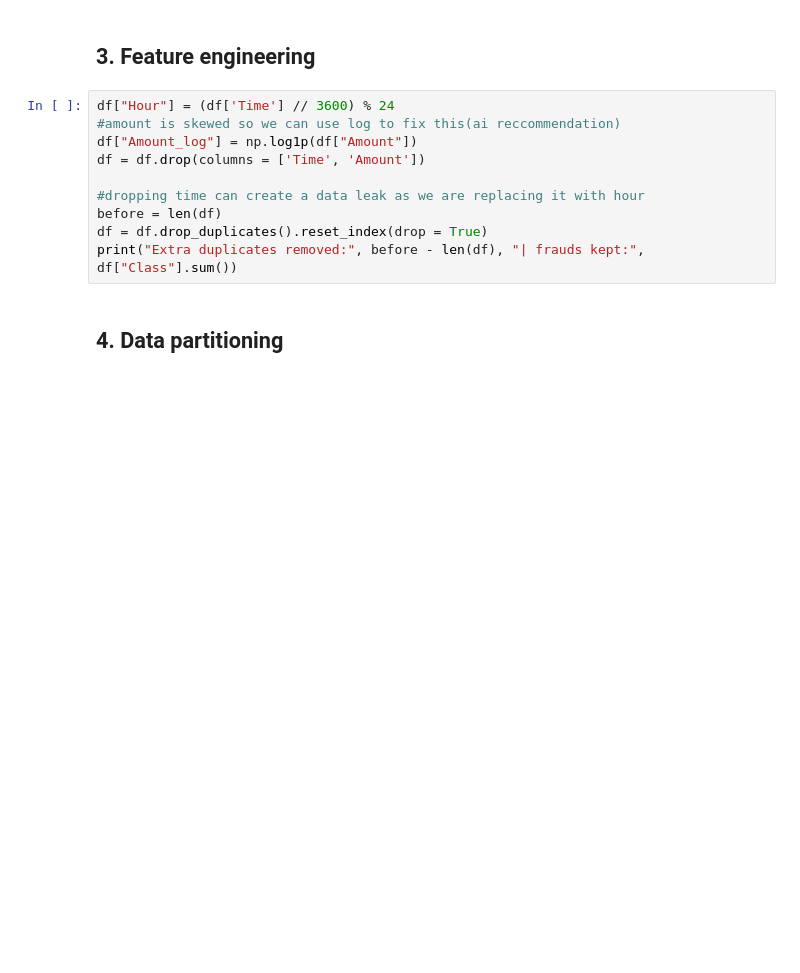
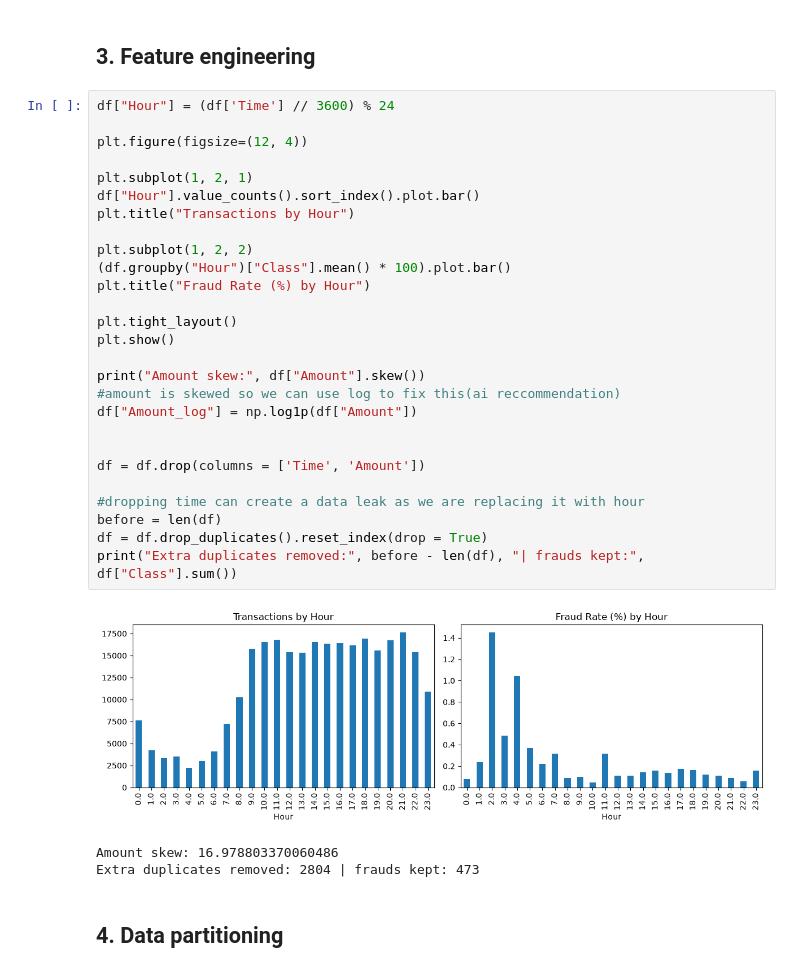
Before and after one commit to AshACxx/AshsProjects, a Jupyter notebook: 09-machinelearning/starter.ipynb, the cells around one changed output. Drawn from its saved outputs; the diff is of its cells as text; blank space fills up the shorter version.

```diff
--- a/09-machinelearning/starter.ipynb
+++ b/09-machinelearning/starter.ipynb
@@ -48,14 +122,35 @@ print("Rows after cleaning:", len(df), "| frauds:", df["Class"].sum())
 ## 3. Feature engineering
 # %%
 df["Hour"] = (df['Time'] // 3600) % 24
+
+plt.figure(figsize=(12, 4))
+
+plt.subplot(1, 2, 1)
+df["Hour"].value_counts().sort_index().plot.bar()
+plt.title("Transactions by Hour")
+
+plt.subplot(1, 2, 2)
+(df.groupby("Hour")["Class"].mean() * 100).plot.bar()
+plt.title("Fraud Rate (%) by Hour")
+
+plt.tight_layout()
+plt.show()
+
+print("Amount skew:", df["Amount"].skew())
 #amount is skewed so we can use log to fix this(ai reccommendation)
 df["Amount_log"] = np.log1p(df["Amount"])
+
+
 df = df.drop(columns = ['Time', 'Amount'])
 
 #dropping time can create a data leak as we are replacing it with hour
 before = len(df)
 df = df.drop_duplicates().reset_index(drop = True)
 print("Extra duplicates removed:", before - len(df), "| frauds kept:", df["Class"].sum())
+# %% [output]
+[figure, added]
+Amount skew: 16.978803370060486
+Extra duplicates removed: 2804 | frauds kept: 473
 # %% [markdown]
 ## 4. Data partitioning
 # %%
```
Also changed, not shown: parts of 11 cells of this notebook.
